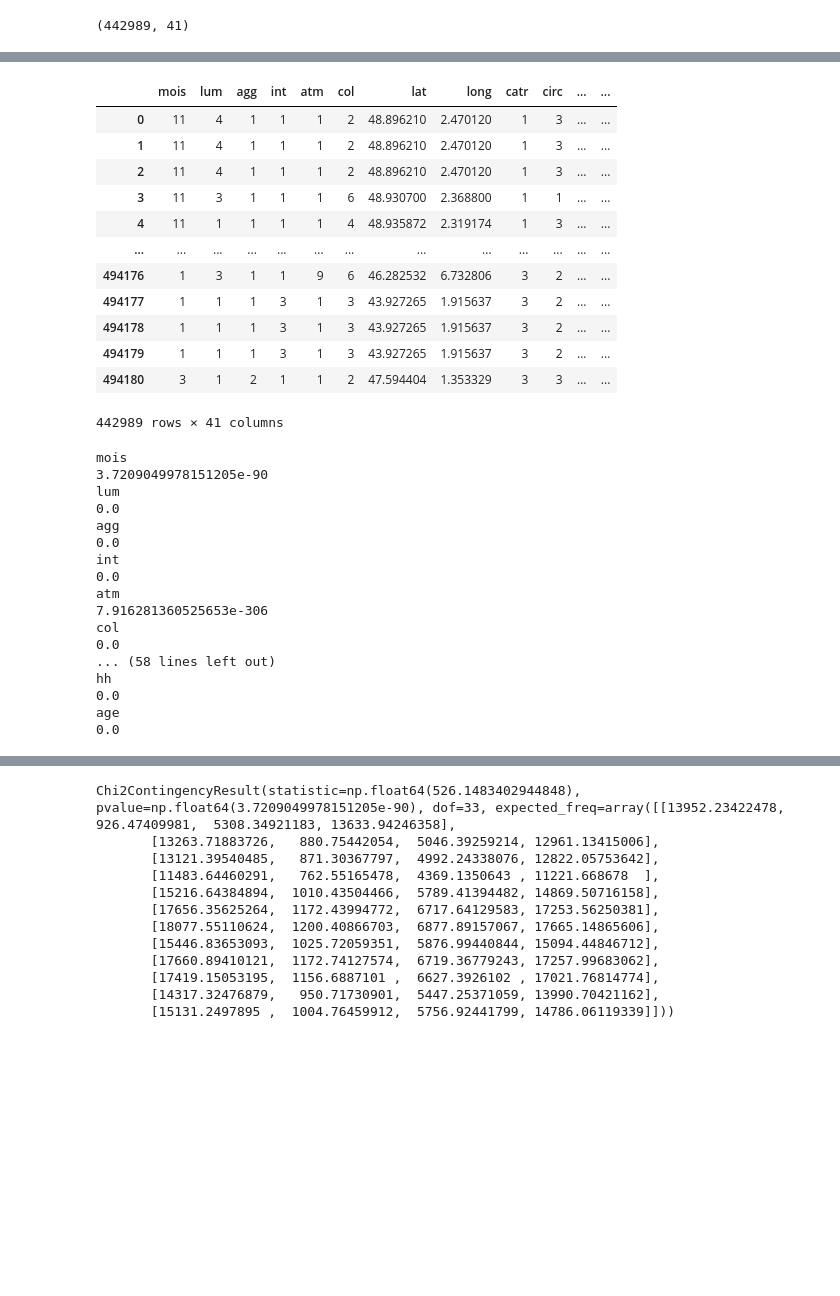
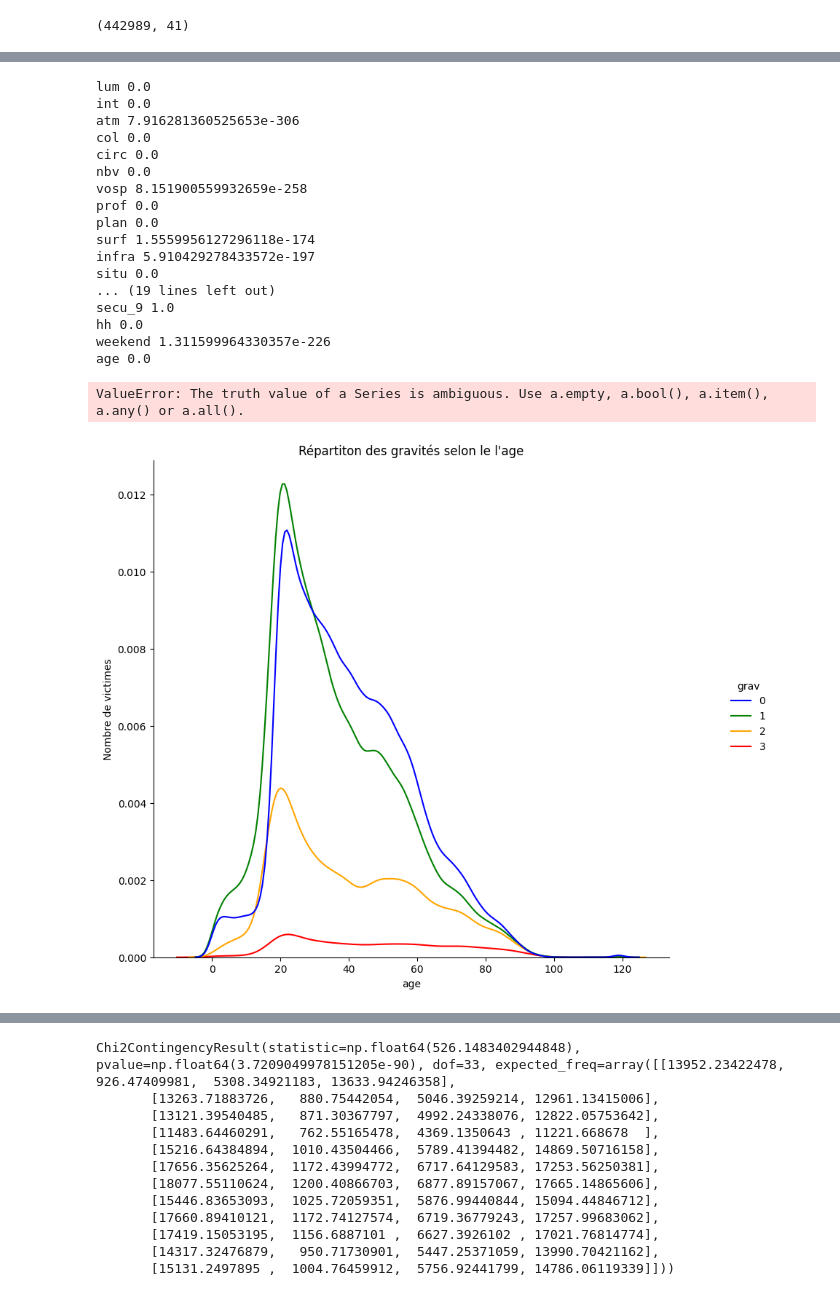
Before and after one commit to karatruc/Streamlit, a Jupyter notebook: Notebooks/Preprocessing/1.Traitements_Donnees.ipynb, the cells around one changed output, grey strips where cells are left out. Saved outputs shown, nothing was run; the diff lists cells and outputs as text; code cells hidden in the pictures; blank space fills up the shorter version.

```diff
--- a/Notebooks/Preprocessing/1.Traitements_Donnees.ipynb
+++ b/Notebooks/Preprocessing/1.Traitements_Donnees.ipynb
@@ -181,39 +159,38 @@ plt.xticks(ticks=['1','2','3','4'],labels=gravite)
-# %%
-df
-# %% [output]
-|  | mois | lum | agg | int | atm | col | lat | long | catr | circ | ... | ... |
-| 0 | 11 | 4 | 1 | 1 | 1 | 2 | 48.896210 | 2.470120 | 1 | 3 | ... | ... |
-| 1 | 11 | 4 | 1 | 1 | 1 | 2 | 48.896210 | 2.470120 | 1 | 3 | ... | ... |
-| 2 | 11 | 4 | 1 | 1 | 1 | 2 | 48.896210 | 2.470120 | 1 | 3 | ... | ... |
-| 3 | 11 | 3 | 1 | 1 | 1 | 6 | 48.930700 | 2.368800 | 1 | 1 | ... | ... |
-| 4 | 11 | 1 | 1 | 1 | 1 | 4 | 48.935872 | 2.319174 | 1 | 3 | ... | ... |
-| ... | ... | ... | ... | ... | ... | ... | ... | ... | ... | ... | ... | ... |
-| 494176 | 1 | 3 | 1 | 1 | 9 | 6 | 46.282532 | 6.732806 | 3 | 2 | ... | ... |
-| 494177 | 1 | 1 | 1 | 3 | 1 | 3 | 43.927265 | 1.915637 | 3 | 2 | ... | ... |
-| 494178 | 1 | 1 | 1 | 3 | 1 | 3 | 43.927265 | 1.915637 | 3 | 2 | ... | ... |
-| 494179 | 1 | 1 | 1 | 3 | 1 | 3 | 43.927265 | 1.915637 | 3 | 2 | ... | ... |
-| 494180 | 3 | 1 | 2 | 1 | 1 | 2 | 47.594404 | 1.353329 | 3 | 3 | ... | ... |
-442989 rows × 41 columns
 # %%
 for v in df.select_dtypes('int').columns :
     cont = pd.crosstab(df[v], df['grav'])
-    print(v)
-    print(chi2_contingency(cont).pvalue)
+    print(v , chi2_contingency(cont).pvalue)
 # %% [output]
-mois
-3.7209049978151205e-90
-lum
-0.0
-agg
-0.0
-int
-0.0
-atm
-7.916281360525653e-306
-col
-0.0
-... (58 lines left out)
-hh
-0.0
-age
-0.0
+lum 0.0
+int 0.0
+atm 7.916281360525653e-306
+col 0.0
+circ 0.0
+nbv 0.0
+vosp 8.151900559932659e-258
+prof 0.0
+plan 0.0
+surf 1.5559956127296118e-174
+infra 5.910429278433572e-197
+situ 0.0
+... (19 lines left out)
+secu_9 1.0
+hh 0.0
+weekend 1.311599964330357e-226
+age 0.0
+# %%
+df.groupby('age').agg(tues = ('grav', lambda x : x.sum() if x==3 else 0 ))
+# %% [output]
+ValueError: The truth value of a Series is ambiguous. Use a.empty, a.bool(), a.item(), a.any() or a.all().
+# %%
+#weeknd
+
+sns.color_palette("Paired")
+palette = ['blue','green', 'orange','red']
+
+g = sns.displot(data=df, x='age',  hue='grav', palette=palette, multiple='layer', kind = 'kde')
+g.figure.set_size_inches(10,8)
+plt.ylabel('Nombre de victimes')
+plt.title('Répartiton des gravités selon le l\'age');
+# %% [output]
+[figure, added]
```
Also changed, not shown: parts of 38 cells of this notebook, 1 other file.
